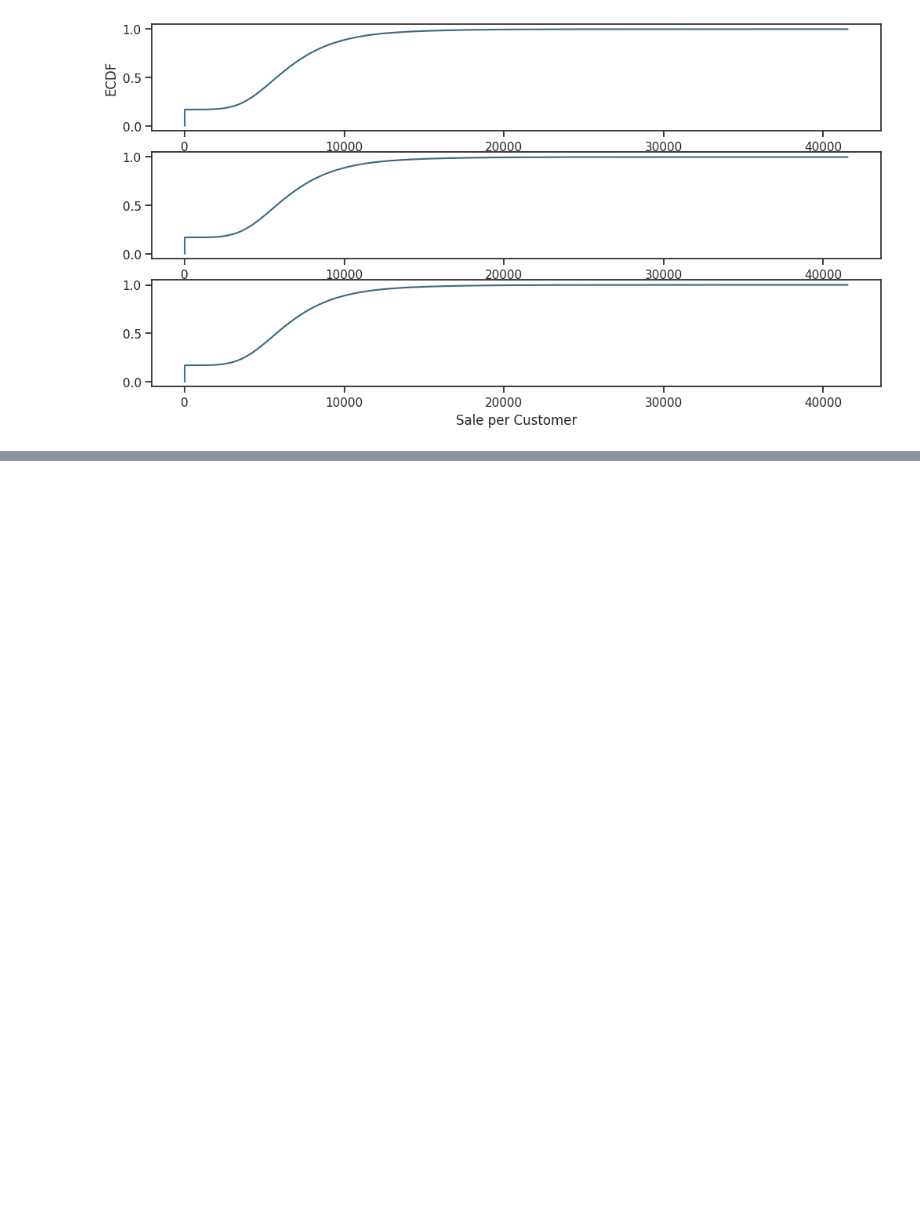
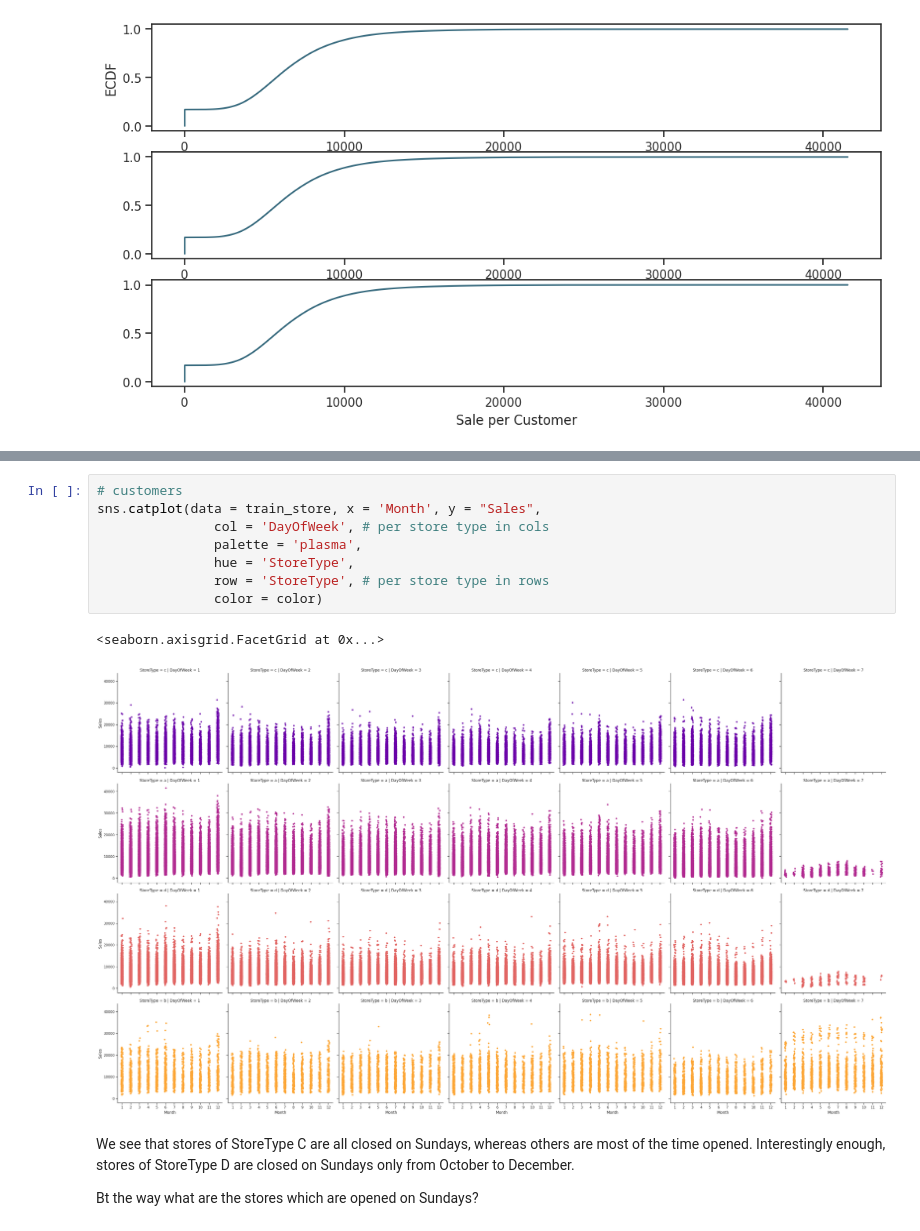
Before and after one commit to AmanullaChishty/DataScience, a Jupyter notebook: time-series-analysis-ross.ipynb, the cells around one changed output, grey strips where cells are left out. Cells and saved outputs as stored; diff of their text form; blank space fills up the shorter version.

```diff
--- a/time-series-analysis-ross.ipynb
+++ b/time-series-analysis-ross.ipynb
@@ -153,0 +329,15 @@ Text(0.5, 0, 'Sale per Customer')
+# %%
+# customers
+sns.catplot(data = train_store, x = 'Month', y = "Sales",
+               col = 'DayOfWeek', # per store type in cols
+               palette = 'plasma',
+               hue = 'StoreType',
+               row = 'StoreType', # per store type in rows
+               color = color)
+# %% [output]
+<seaborn.axisgrid.FacetGrid at 0x...>
+[figure, added]
+# %% [markdown]
+We see that stores of StoreType C are all closed on Sundays, whereas others are most of the time opened. Interestingly enough, stores of StoreType D are closed on Sundays only from October to December.
+
+Bt the way what are the stores which are opened on Sundays?
```
Also changed, not shown: parts of 34 cells of this notebook.
